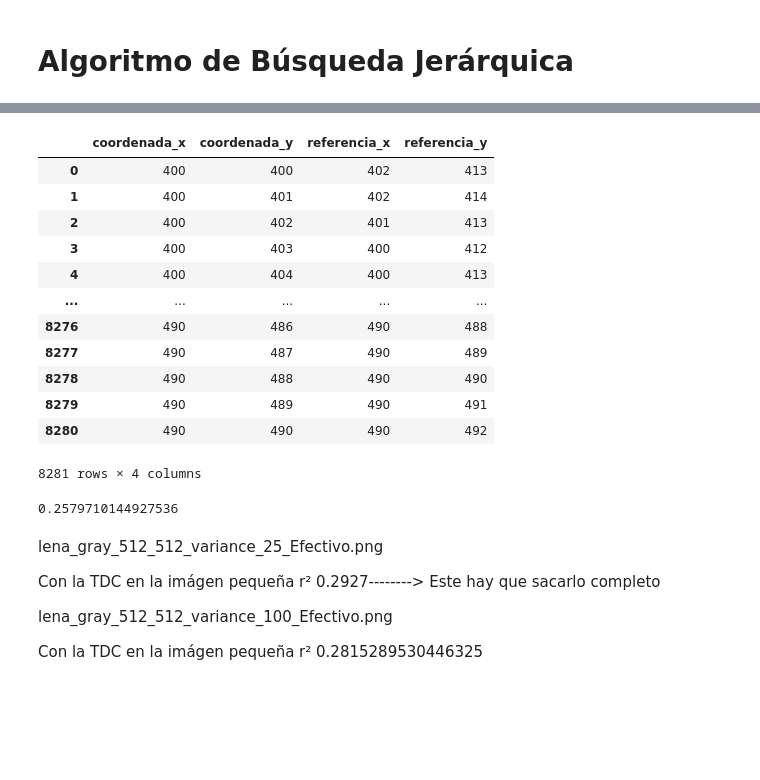
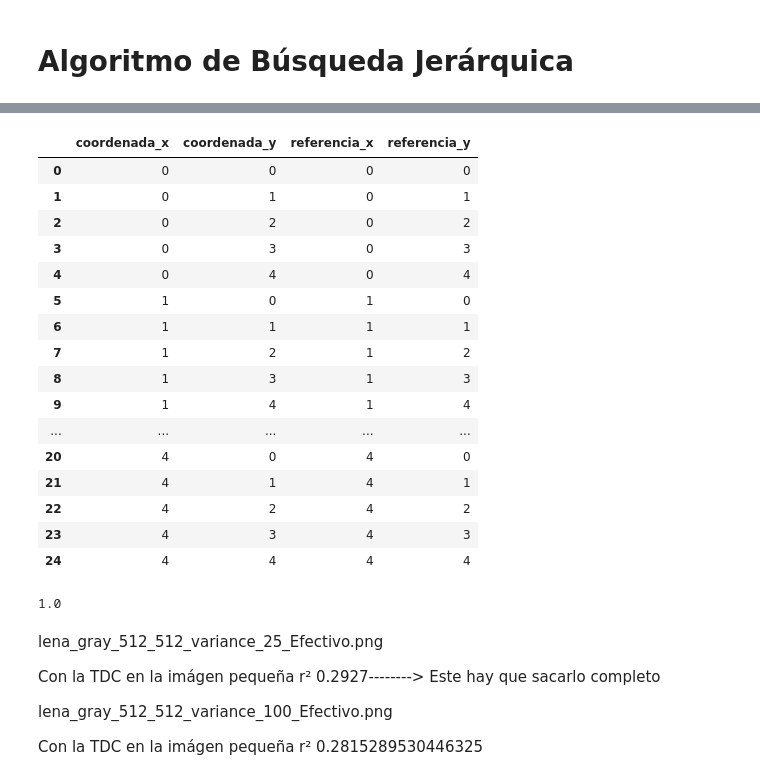
Before and after one commit to Miguelillnino/Block-matching-GitHub, a Jupyter notebook: Block_Matching_512x512.ipynb, the cells around one changed output, grey strips where cells are left out. Cells and saved outputs as stored; diff of their text form; code cells hidden in the pictures; blank space fills up the shorter version.

```diff
--- a/Block_Matching_512x512.ipynb
+++ b/Block_Matching_512x512.ipynb
@@ -8,12 +9,18 @@ import pandas as pd
 import matplotlib.pyplot as plt
 from seaborn import load_dataset
 # %%
-imagenReferencia = cv2.imread('/home/miguel/Descargas/Proyecto Tesis/Imagenes Originales Gris/Baboon_gray.png')
+path= '/home/miguel/Descargas/Proyecto Tesis/'
+pathReferencia ='Imagenes Originales Gris/Baboon_gray.png'
+pathRuido='Baboon/Baboon_gray_512_512_variance_400.png'
+imagenReferencia = cv2.imread(path+pathReferencia)
 imagenReferenciaGris = cv2.cvtColor(imagenReferencia, cv2.COLOR_RGB2GRAY)
-imagenRuido = cv2.imread('/home/miguel/Descargas/Proyecto Tesis/Baboon/Baboon_gray_512_512_variance_225.png')
+imagenRuido = cv2.imread(path+pathRuido)
 imagenRuidoGris = cv2.cvtColor(imagenRuido, cv2.COLOR_RGB2GRAY)
 areaBusqueda = 21
 tamañoParche = 8
+split_punto = pathRuido.split(".")
+split_guion = split_punto[0].split("_")
+varianzaOriginal = int(split_guion[len(split_guion)-1])
 # %% [markdown]
 # Algoritmo de búsqueda exhaustiva
 # %%
@@ -26,6 +33,7 @@ def algoritmoBusquedaExhaustiva(posicionAltoImagenActual,posicionAnchoImagenActu
     imagenActual = imgAct[posicionAltoImagenActual:posicionAltoImagenActual+tamParche, posicionAnchoImagenActual: posicionAnchoImagenActual+tamParche]
 
     dh1 = pd.DataFrame(columns=['ssd', 'coordenada_x', 'coordenada_y'])
+    inicio = time.time()
     for m in range(posicionAltoImagenActual,posicionAltoImagenActual+areaBus-tamParche+1):
         for n in range(posicionAnchoImagenActual,posicionAnchoImagenActual+areaBus-tamParche+1):
             imagenReferencia = imgRuido[m:m+tamParche, n: n+tamParche]
@@ -37,6 +45,8 @@ def algoritmoBusquedaExhaustiva(posicionAltoImagenActual,posicionAnchoImagenActu
 #                     ssd += np.sum(np.power((imagenActual[rx_Pache,ry_Pache]-imagenReferencia[rx_Pache,ry_Pache]),2))
             dh1 = dh1.append({'ssd': ssd, 'coordenada_x':m, 'coordenada_y':n}, ignore_index=True)
 #     print(posicionAltoImagenActual,posicionAnchoImagenActual)
+    fin = time.time()
+    print(fin-inicio)
     by_ssd = dh1.sort_values('ssd',ascending=True)
     by_ssd = by_ssd.reset_index(drop=True)
 #     by_ssd.head()
@@ -53,12 +63,12 @@ posicionAltoImagenReferencia,posicionAnchoImagenReferencia = algoritmoBusquedaEx
 # print(imagen)
 # cv2.imwrite('8x8.png', imagen)
 # %%
-pxy_pref_ABE = pd.DataFrame(columns=['coordenada_x', 'coordenada_y','referencia_x','referencia_y',])
+##### pxy_pref_ABE = pd.DataFrame(columns=['coordenada_x', 'coordenada_y','referencia_x','referencia_y',])
 altoImagen = imagenReferenciaGris.shape[0]
 anchoImagen = imagenReferenciaGris.shape[1]
 
-for posicionAlto in range(0,altoImagen-areaBusqueda): # altoImagen-areaBusqueda
-    for posicionAncho in range(0,anchoImagen-areaBusqueda): # anchoImagen-areaBusqueda
+for posicionAlto in range(0,5): # altoImagen-areaBusqueda
+    for posicionAncho in range(0,5): # anchoImagen-areaBusqueda
         posicionAltoImagenReferencia,posicionAnchoImagenReferencia = algoritmoBusquedaExhaustiva(posicionAlto,posicionAncho,imagenReferenciaGris,imagenRuidoGris,areaBusqueda,tamañoParche)
         pxy_pref_ABE = pxy_pref_ABE.append({'coordenada_x': posicionAlto, 'coordenada_y':posicionAncho, 'referencia_x':posicionAltoImagenReferencia,'referencia_y':posicionAnchoImagenReferencia}, ignore_index=True)
 
@@ -130,12 +126,18 @@ def algoritmoBusquedaJerarquica(posicionAltoImagenActual,posicionAnchoImagenActu
     imagenActualBlur = cv2.GaussianBlur(imagenActual,(3,3),0) # Esta parte se inserta dado que el artículo dice que se agrega un filtro suavizado
 
     dh1 = pd.DataFrame(columns=['ssd', 'coordenada_x', 'coordenada_y'])
+    tiempo_Extra = 0
+    inicio = time.time()
     for m in range(posicionAltoImagenActual,posicionAltoImagenActual+areaBus-tamParche+1):
         for n in range(posicionAnchoImagenActual,posicionAnchoImagenActual+areaBus-tamParche+1):
+            inicio_extra = time.time()
             imagenReferencia = imgRuido[m:m+tamParche, n: n+tamParche]
             imagenReferenciaBlur = cv2.GaussianBlur(imagenReferencia,(3,3),0)
             lenParche=int(tamParche/2)
             ssd=0
+            fin_extra = time.time()
+            timeSee=fin_extra-inicio_extra
+            tiempo_Extra = tiempo_Extra + timeSee
             for rx_Pache in range (0,lenParche):
                 for ry_Pache in range (0,lenParche):
                     rx_Parche_int = int(2*(rx_Pache))
@@ -145,18 +147,26 @@ def algoritmoBusquedaJerarquica(posicionAltoImagenActual,posicionAnchoImagenActu
 #                     ssd += np.sum(np.power((imagenActualBlur[rx_Parche_int,ry_Parche_int]-imagenReferenciaBlur[rx_Parche_int,ry_Parche_int]),2))
             dh1 = dh1.append({'ssd': ssd, 'coordenada_x':m, 'coordenada_y':n}, ignore_index=True)
 #     print(posicionAltoImagenActual,posicionAnchoImagenActual)
+    fin = time.time()
+    time_1 = (fin-inicio)
+    time_1 = time_1-tiempo_Extra
     by_ascending_ssd = dh1.sort_values('ssd',ascending=True)
     by_ascending_ssd = by_ascending_ssd.reset_index(drop=True)
     #by_ssd.head()
 #     print(by_ascending_ssd)
-
+    tiempo_Extra_2 = 0
     ##Aquí comienza la segunda etapa
     dhFefinitive = pd.DataFrame(columns=['ssd', 'coordenada_x', 'coordenada_y'])
+    inicio_1 = time.time()
     for iteraLista in range(0,8):
+        inicio_extra_2 = time.time()
         Alto_x = by_ascending_ssd['coordenada_x'][iteraLista]
         Alto_y = by_ascending_ssd['coordenada_y'][iteraLista]
         imagenReferenciaDos = imgRuido[Alto_x:Alto_x+tamParche, Alto_y: Alto_y+tamParche]
         imagenReferenciaDosBlur = cv2.GaussianBlur(imagenReferenciaDos,(3,3),0)
+        fin_extra_2 = time.time()
+        timeSee_2=fin_extra_2-inicio_extra_2
+        tiempo_Extra_2 = tiempo_Extra_2 + timeSee_2
         ssd=0
         for i in range (0,tamParche):
             for j in range (0,tamParche):
@@ -164,6 +174,10 @@ def algoritmoBusquedaJerarquica(posicionAltoImagenActual,posicionAnchoImagenActu
                 ssd += resta**2
 #                 ssd += np.sum(np.power((imagenActualBlur[i,j]-imagenReferenciaDosBlur[i,j]),2))
         dhFefinitive = dhFefinitive.append({'ssd': ssd, 'coordenada_x':Alto_x, 'coordenada_y':Alto_y}, ignore_index=True)
+    fin_1 = time.time()
+    time_2 = (fin_1-inicio_1)
+    time_2 = time_2-tiempo_Extra_2
+    print(time_1+time_2)
     by_ascending_dhFefinitive = dhFefinitive.sort_values('ssd', ascending=True)
     by_ascending_dhFefinitive = by_ascending_dhFefinitive.reset_index(drop=True)
 #     print(by_ascending_dhFefinitive)
@@ -176,8 +190,8 @@ pxy_pref = pd.DataFrame(columns=['coordenada_x', 'coordenada_y','referencia_x','
 altoImagen = imagenReferenciaGris.shape[0]
 anchoImagen = imagenReferenciaGris.shape[1]
 
-for posicionAlto in range(400,altoImagen-areaBusqueda): # altoImagen-areaBusqueda
-    for posicionAncho in range(400,anchoImagen-areaBusqueda): # anchoImagen-areaBusqueda
+for posicionAlto in range(0,5): # altoImagen-areaBusqueda
+    for posicionAncho in range(0,5): # anchoImagen-areaBusqueda
         posicionAltoImagenReferencia,posicionAnchoImagenReferencia = algoritmoBusquedaJerarquica(posicionAlto,posicionAncho,imagenReferenciaGris,imagenRuidoGris,areaBusqueda,tamañoParche)
         pxy_pref = pxy_pref.append({'coordenada_x': posicionAlto, 'coordenada_y':posicionAncho, 'referencia_x':posicionAltoImagenReferencia,'referencia_y':posicionAnchoImagenReferencia}, ignore_index=True)
 
@@ -191,16 +222,20 @@ pxy_pref
 |  | coordenada_x | coordenada_y | referencia_x | referencia_y |
-| 0 | 400 | 400 | 402 | 413 |
-| 1 | 400 | 401 | 402 | 414 |
-| 2 | 400 | 402 | 401 | 413 |
-| 3 | 400 | 403 | 400 | 412 |
-| 4 | 400 | 404 | 400 | 413 |
+| 0 | 0 | 0 | 0 | 0 |
+| 1 | 0 | 1 | 0 | 1 |
+| 2 | 0 | 2 | 0 | 2 |
+| 3 | 0 | 3 | 0 | 3 |
+| 4 | 0 | 4 | 0 | 4 |
+| 5 | 1 | 0 | 1 | 0 |
+| 6 | 1 | 1 | 1 | 1 |
+| 7 | 1 | 2 | 1 | 2 |
+| 8 | 1 | 3 | 1 | 3 |
+| 9 | 1 | 4 | 1 | 4 |
 | ... | ... | ... | ... | ... |
-| 8276 | 490 | 486 | 490 | 488 |
-| 8277 | 490 | 487 | 490 | 489 |
-| 8278 | 490 | 488 | 490 | 490 |
-| 8279 | 490 | 489 | 490 | 491 |
-| 8280 | 490 | 490 | 490 | 492 |
+| 20 | 4 | 0 | 4 | 0 |
+| 21 | 4 | 1 | 4 | 1 |
+| 22 | 4 | 2 | 4 | 2 |
+| 23 | 4 | 3 | 4 | 3 |
+| 24 | 4 | 4 | 4 | 4 |
-8281 rows × 4 columns
 # %%
 suma = 0
 miu = 0
@@ -211,7 +246,7 @@ for i in range(0,len(pxy_pref)-1):
 miu =  suma/(len(pxy_pref)-1)
 miu
 # %% [output]
-0.2579710144927536
+1.0
 # %% [markdown]
 lena_gray_512_512_variance_25_Efectivo.png
 
```
Also changed, not shown: parts of 11 cells of this notebook.
